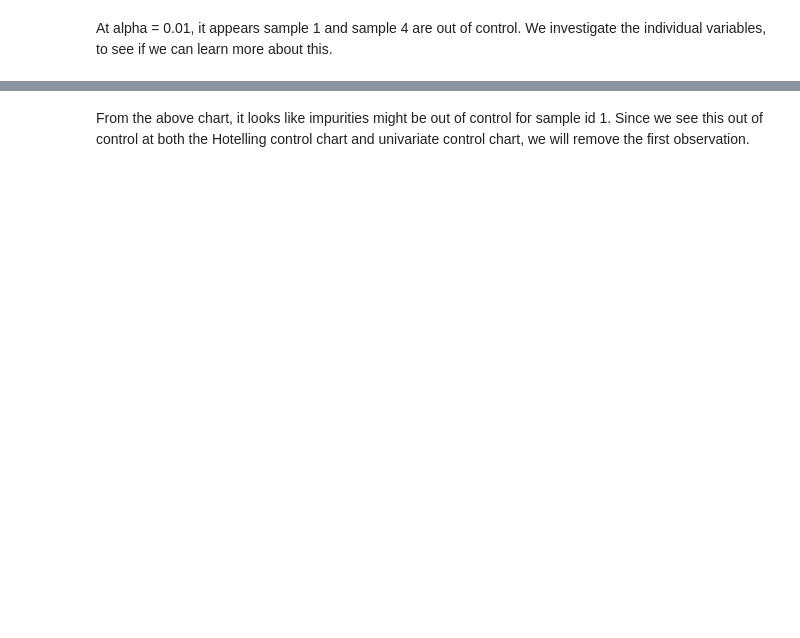
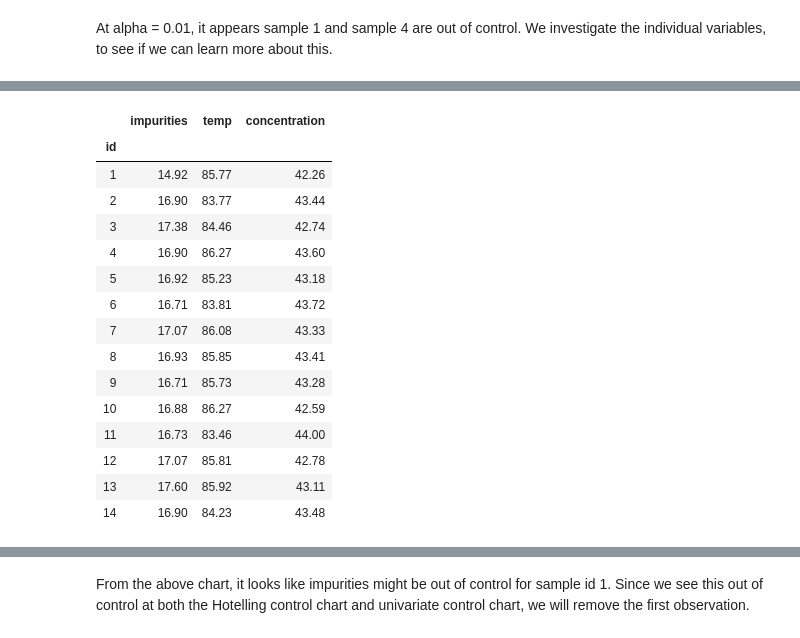
Before and after one commit to dionresearch/hotelling, a Jupyter notebook: notebooks/hotelling control chart example.ipynb, the cells around one changed output, grey strips where cells are left out. Cells and saved outputs as stored; diff of their text form; code cells hidden in the pictures; blank space fills up the shorter version.

```diff
--- a/notebooks/hotelling control chart example.ipynb
+++ b/notebooks/hotelling control chart example.ipynb
@@ -100,4 +105,23 @@ univariate_control_chart(x, var=None, sigma=3, legend_right=False)
     :return: returns matplotlib figure
+# %%
+y
+# %% [output]
+|  | impurities | temp | concentration |
+| id |  |  |  |
+| 1 | 14.92 | 85.77 | 42.26 |
+| 2 | 16.90 | 83.77 | 43.44 |
+| 3 | 17.38 | 84.46 | 42.74 |
+| 4 | 16.90 | 86.27 | 43.60 |
+| 5 | 16.92 | 85.23 | 43.18 |
+| 6 | 16.71 | 83.81 | 43.72 |
+| 7 | 17.07 | 86.08 | 43.33 |
+| 8 | 16.93 | 85.85 | 43.41 |
+| 9 | 16.71 | 85.73 | 43.28 |
+| 10 | 16.88 | 86.27 | 42.59 |
+| 11 | 16.73 | 83.46 | 44.00 |
+| 12 | 17.07 | 85.81 | 42.78 |
+| 13 | 17.60 | 85.92 | 43.11 |
+| 14 | 16.90 | 84.23 | 43.48 |
 # %%
 fig = univariate_control_chart(y, legend_right=True);
 # %% [output]
```
Also changed, not shown: parts of 6 cells of this notebook, 6 other files.
